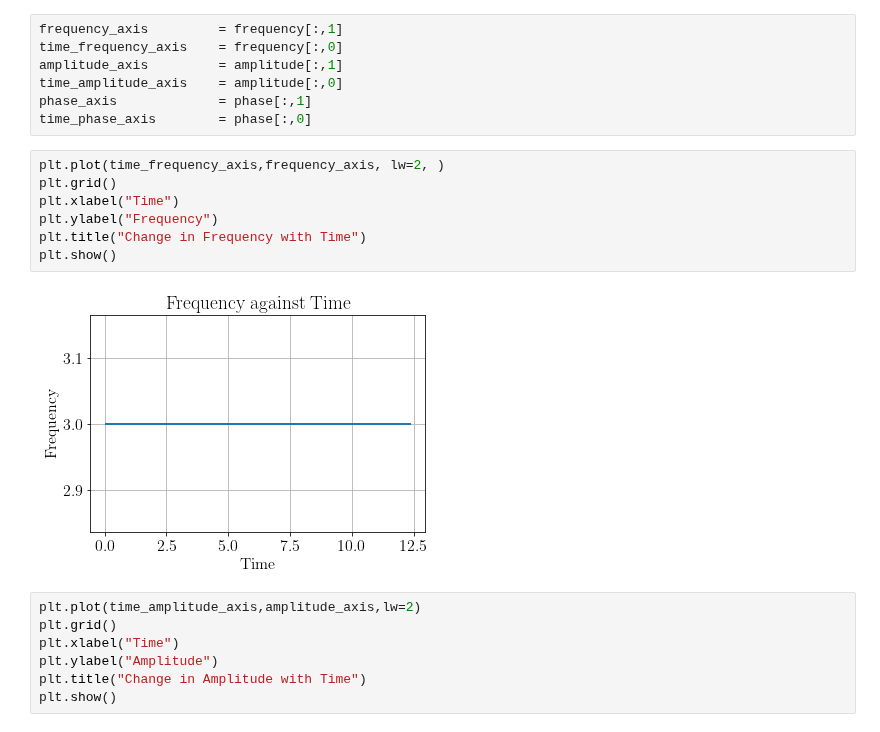
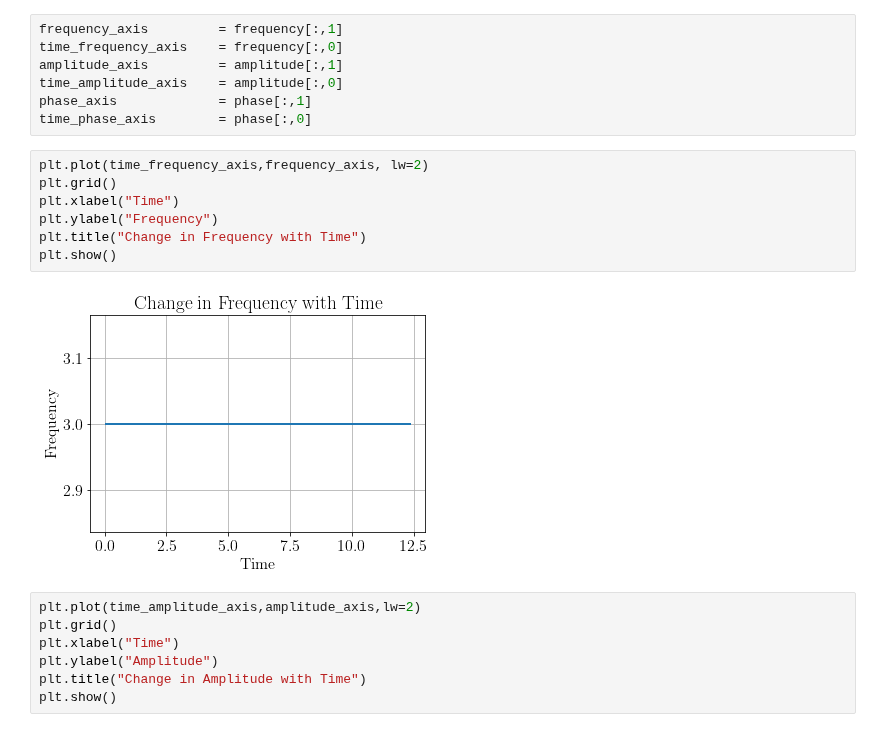
Before and after one commit to aaronkebede/PHY220, a Jupyter notebook: Lab 1 Plots.ipynb, the cells around one changed output. Saved outputs shown, nothing was run; the diff lists cells and outputs as text.

```diff
--- a/Lab 1 Plots.ipynb
+++ b/Lab 1 Plots.ipynb
@@ -28,14 +29,14 @@ time_amplitude_axis    = amplitude[:,0]
 phase_axis             = phase[:,1]
 time_phase_axis        = phase[:,0]
 # %%
-plt.plot(time_frequency_axis,frequency_axis, lw=2, )
+plt.plot(time_frequency_axis,frequency_axis, lw=2)
 plt.grid()
 plt.xlabel("Time")
 plt.ylabel("Frequency")
 plt.title("Change in Frequency with Time")
 plt.show()
 # %% [output]
-[figure, old version]
+[figure, new version]
 # %%
 plt.plot(time_amplitude_axis,amplitude_axis,lw=2)
 plt.grid()
```
Also changed, not shown: parts of 1 cell of this notebook.
